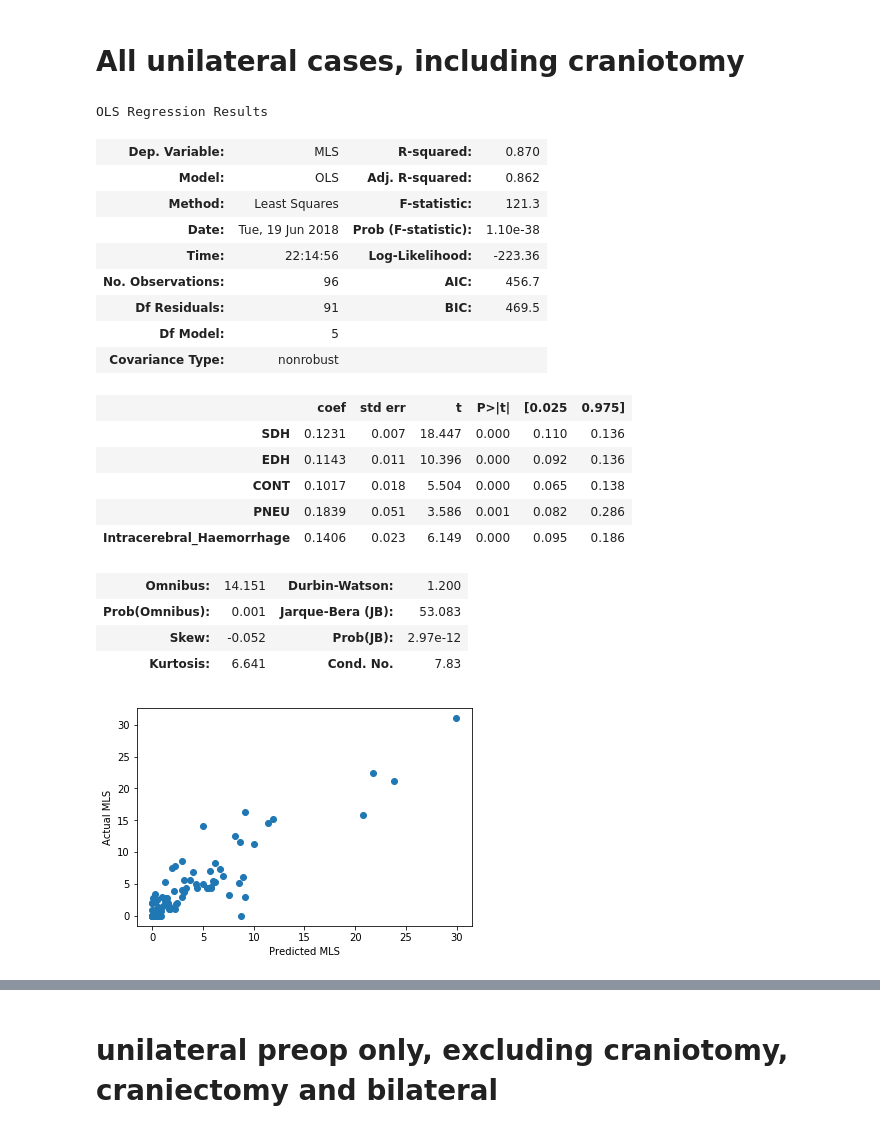
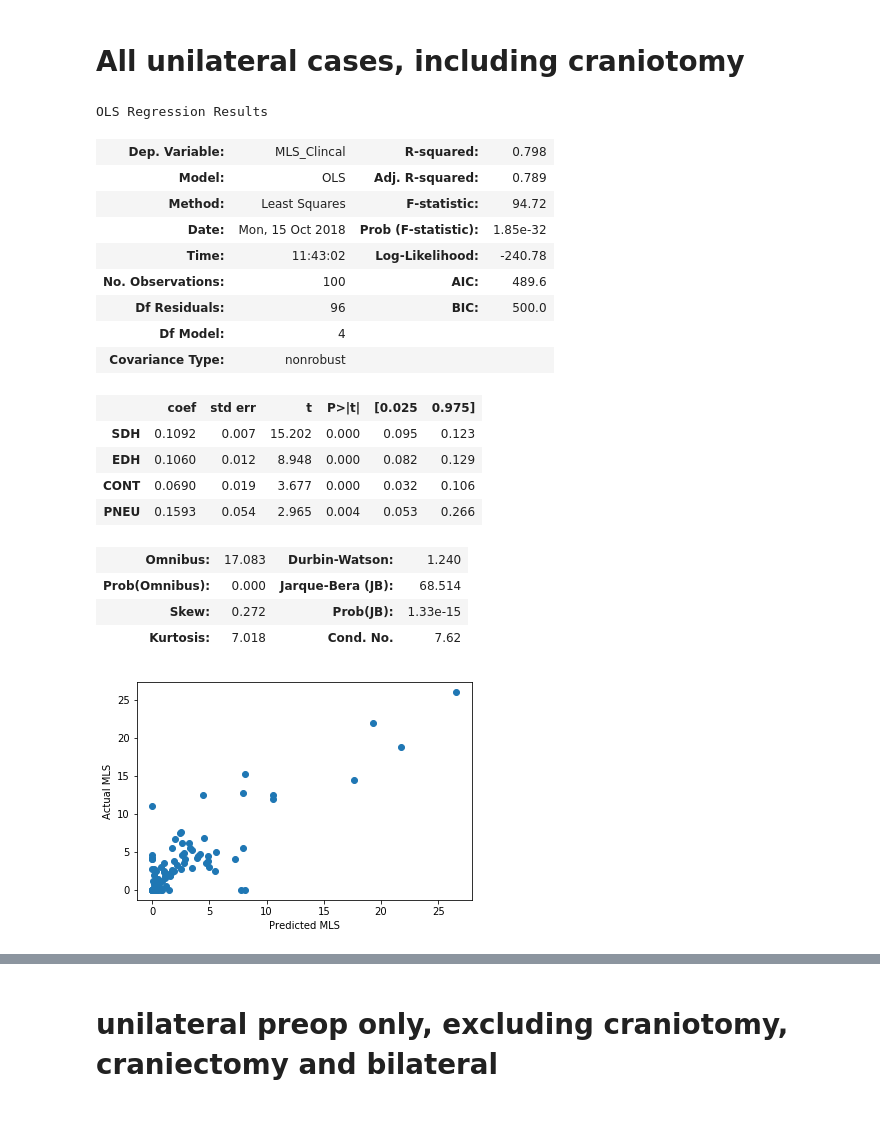
Before and after one commit to fair77637/LesionAnalysis_Q, a Jupyter notebook: Samcook.ipynb, the cells around one changed output, grey strips where cells are left out. Saved outputs shown, nothing was run; the diff lists cells and outputs as text; code cells hidden in the pictures.

```diff
--- a/Samcook.ipynb
+++ b/Samcook.ipynb
@@ -362,10 +361,11 @@ df.corr(method = 'pearson',min_periods = 5)
 # bilateral_cases,skull_fracture,craniectomy_cases,craniotomy_cases,uni_craniotomy_cases
 # %%
 bilateral_cases = ['CONT3','CONT4','CONT11','CONT11-1','CONT11-2','CONT15','CONT16','CONT16-1','CONT16-2',
-                   'CONT19','CONT19-1','EDH2','SDH2','SDH2-1','SDH2-2','SDH2-3','SDH1-1','CONT4-1',
+                   'CONT19','CONT19-1','EDH2','SDH1-1','CONT4-1',
                   'EDH5','EDH5-1','EDH5-2','EDH5-3','SDH10','SDH10-1','SDH1','SDH26','SDH22','SDH22-1','SDH22-2',
-                  'SDH22-3','SDH3-2','CONT15-1','CONT15-2','CONT15-3','CONT15-4']
+                  'SDH22-3','SDH3-2','CONT15-1','CONT15-2','CONT15-3','CONT15-4','SDH5-2','SDH5-3']
 
+# SDH2 series is kinda bi-frontal, but saved as representative swelling case
 skull_fracture = ['CONT6','CONT6-1']
 # CONT 6 is a special case, skull is fractured and left open.
 
@@ -408,15 +409,16 @@ Index([u'CONT', u'EDH', u'HYGROMA', u'IVH', u'Intracerebral_Haemorrhage',
 ## including craniectomy, craniotomy, bilateral and unilateral lesions
 # %%
 # X = df.drop(['TotalLesion','MLS'],axis=1)
-df = df.drop(skull_fracture)
-X = df[['SDH','EDH','CONT','PNEU','Intracerebral_Haemorrhage']]
+# df = df.drop(skull_fracture)
+X = df[['SDH','EDH','CONT','PNEU','Intracerebral_Hemorrhage']]
 
 # X = u[['EDH']]
-y = df['MLS']
+y = df['MLS_Clincal']
+# y = df['MLS_max']
 
 import statsmodels.api as sm
 model = sm.OLS(y,X).fit()
-model.save('All_cases.pickle')
+# model.save('All_cases.pickle')
 
 model.summary()
 # %% [output]
@@ -455,12 +458,14 @@ plt.show()
 # %%
 skull_intact = df.drop(craniectomy_cases)
 
-X = skull_intact[['SDH','EDH','CONT','PNEU','Intracerebral_Haemorrhage']]
-y = skull_intact['MLS']
+X = skull_intact[['SDH','EDH','CONT','PNEU','Intracerebral_Hemorrhage']]
+
+y = skull_intact['MLS_Clincal']
+# y = skull_intact['MLS_max']
 
 import statsmodels.api as sm
 model = sm.OLS(y,X).fit()
-model.save('all_ex_ectomy.pickle')
+# model.save('all_ex_ectomy.pickle')
 
 model.summary()
 # %% [output]
@@ -501,40 +506,40 @@ len(X)
 # All unilateral cases, including craniotomy
 # %%
 unilate = skull_intact.drop(bilateral_cases)
-X = unilate[['SDH','EDH','CONT','PNEU','Intracerebral_Haemorrhage']]
-y = unilate[['MLS']]
+X = unilate[['SDH','EDH','CONT','PNEU']]
+y = unilate[['MLS_Clincal']]
+# y = unilate[['MLS_max']]
 
 import statsmodels.api as sm
 model = sm.OLS(y,X).fit()
-model.save('all_unilateral.pickle')
+# model.save('all_unilateral.pickle')
 model.summary()
 # %% [output]
 OLS Regression Results
-| Dep. Variable: | MLS | R-squared: | 0.870 |
-| Model: | OLS | Adj. R-squared: | 0.862 |
-| Method: | Least Squares | F-statistic: | 121.3 |
-| Date: | Tue, 19 Jun 2018 | Prob (F-statistic): | 1.10e-38 |
-| Time: | 22:14:56 | Log-Likelihood: | -223.36 |
-| No. Observations: | 96 | AIC: | 456.7 |
-| Df Residuals: | 91 | BIC: | 469.5 |
-| Df Model: | 5 |  |  |
+| Dep. Variable: | MLS_Clincal | R-squared: | 0.798 |
+| Model: | OLS | Adj. R-squared: | 0.789 |
+| Method: | Least Squares | F-statistic: | 94.72 |
+| Date: | Mon, 15 Oct 2018 | Prob (F-statistic): | 1.85e-32 |
+| Time: | 11:43:02 | Log-Likelihood: | -240.78 |
+| No. Observations: | 100 | AIC: | 489.6 |
+| Df Residuals: | 96 | BIC: | 500.0 |
+| Df Model: | 4 |  |  |
 | Covariance Type: | nonrobust |  |  |
 |  | coef | std err | t | P>|t| | [0.025 | 0.975] |
-| SDH | 0.1231 | 0.007 | 18.447 | 0.000 | 0.110 | 0.136 |
-| EDH | 0.1143 | 0.011 | 10.396 | 0.000 | 0.092 | 0.136 |
-| CONT | 0.1017 | 0.018 | 5.504 | 0.000 | 0.065 | 0.138 |
-| PNEU | 0.1839 | 0.051 | 3.586 | 0.001 | 0.082 | 0.286 |
-| Intracerebral_Haemorrhage | 0.1406 | 0.023 | 6.149 | 0.000 | 0.095 | 0.186 |
+| SDH | 0.1092 | 0.007 | 15.202 | 0.000 | 0.095 | 0.123 |
+| EDH | 0.1060 | 0.012 | 8.948 | 0.000 | 0.082 | 0.129 |
+| CONT | 0.0690 | 0.019 | 3.677 | 0.000 | 0.032 | 0.106 |
+| PNEU | 0.1593 | 0.054 | 2.965 | 0.004 | 0.053 | 0.266 |
-| Omnibus: | 14.151 | Durbin-Watson: | 1.200 |
-| Prob(Omnibus): | 0.001 | Jarque-Bera (JB): | 53.083 |
-| Skew: | -0.052 | Prob(JB): | 2.97e-12 |
-| Kurtosis: | 6.641 | Cond. No. | 7.83 |
+| Omnibus: | 17.083 | Durbin-Watson: | 1.240 |
+| Prob(Omnibus): | 0.000 | Jarque-Bera (JB): | 68.514 |
+| Skew: | 0.272 | Prob(JB): | 1.33e-15 |
+| Kurtosis: | 7.018 | Cond. No. | 7.62 |
 # %%
 unilate['prediction'] = model.predict(X)
-plt.scatter(unilate['prediction'],unilate['MLS'])
+plt.scatter(unilate['prediction'],unilate['MLS_Clincal'])
 plt.xlabel('Predicted MLS')
 plt.ylabel('Actual MLS')
 
 plt.show()
 # %% [output]
-[figure, old version]
+[figure, new version]
```
Also changed, not shown: parts of 47 cells of this notebook, 13 other files.
